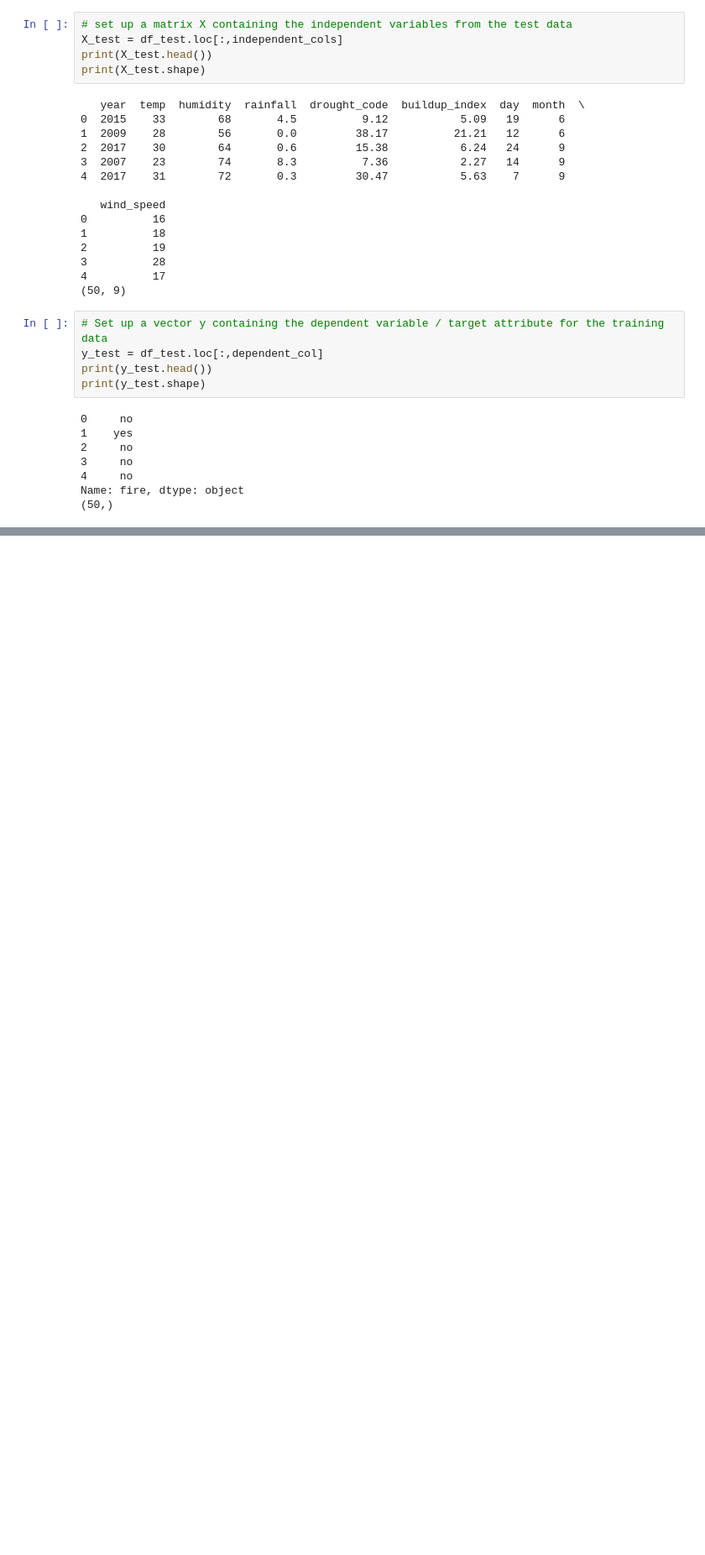
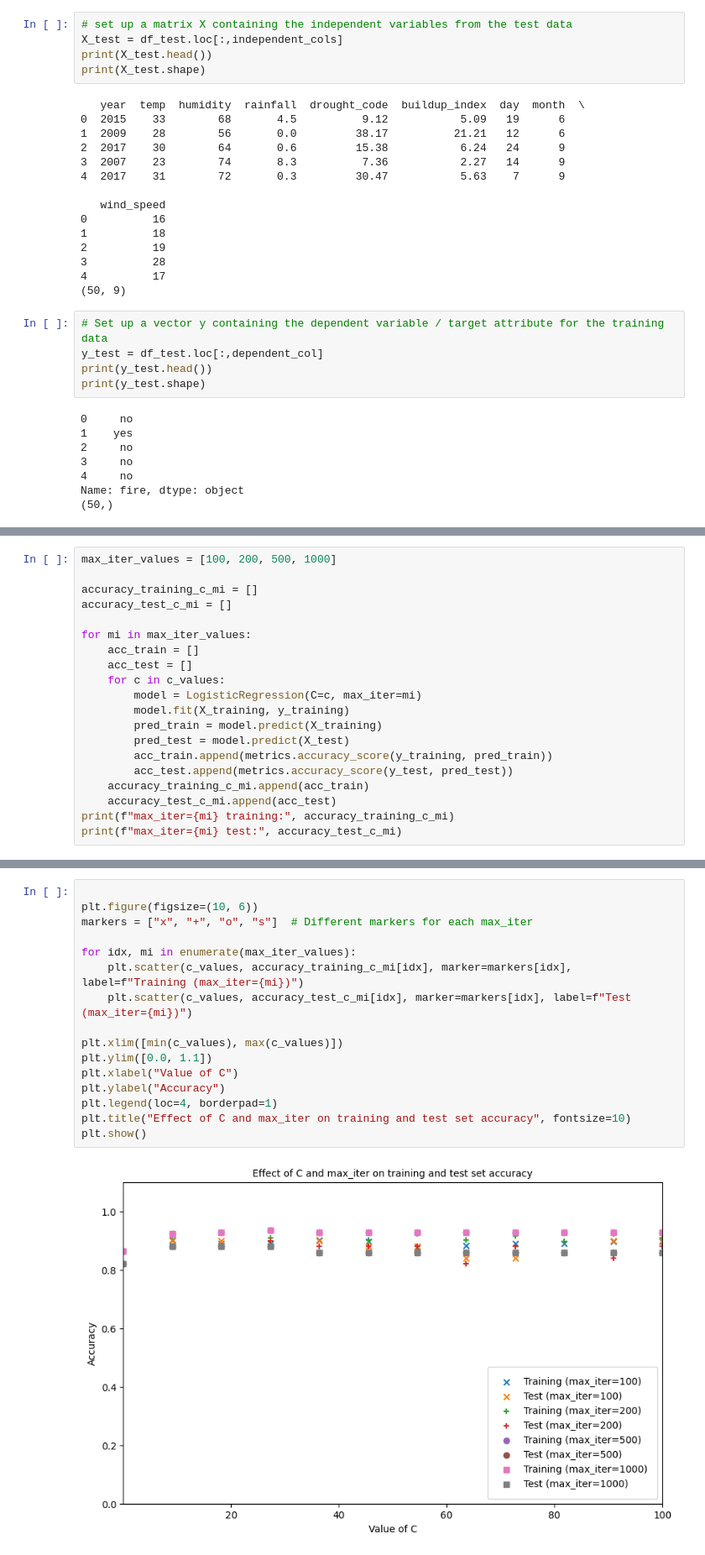
Before and after one commit to ciarangray0/Comparing-logistic-regression-and-SVM, a Jupyter notebook: LR.ipynb, the cells around one changed output, grey strips where cells are left out. Shown: that part at 84% size. Saved outputs shown, nothing was run; the diff lists cells and outputs as text; blank space fills up the shorter version.

```diff
--- a/LR.ipynb
+++ b/LR.ipynb
@@ -149,0 +213,20 @@ Please also refer to the documentation for alternative solver options:
+# %%
+max_iter_values = [100, 200, 500, 1000]
+
+accuracy_training_c_mi = []
+accuracy_test_c_mi = []
+
+for mi in max_iter_values:
+    acc_train = []
+    acc_test = []
+    for c in c_values:
+        model = LogisticRegression(C=c, max_iter=mi)
+        model.fit(X_training, y_training)
+        pred_train = model.predict(X_training)
+        pred_test = model.predict(X_test)
+        acc_train.append(metrics.accuracy_score(y_training, pred_train))
+        acc_test.append(metrics.accuracy_score(y_test, pred_test))
+    accuracy_training_c_mi.append(acc_train)
+    accuracy_test_c_mi.append(acc_test)
+print(f"max_iter={mi} training:", accuracy_training_c_mi)
+print(f"max_iter={mi} test:", accuracy_test_c_mi)
@@ -149,0 +253,18 @@ Please also refer to the documentation for alternative solver options:
+# %%
+
+plt.figure(figsize=(10, 6))
+markers = ["x", "+", "o", "s"]  # Different markers for each max_iter
+
+for idx, mi in enumerate(max_iter_values):
+    plt.scatter(c_values, accuracy_training_c_mi[idx], marker=markers[idx], label=f"Training (max_iter={mi})")
+    plt.scatter(c_values, accuracy_test_c_mi[idx], marker=markers[idx], label=f"Test (max_iter={mi})")
+
+plt.xlim([min(c_values), max(c_values)])
+plt.ylim([0.0, 1.1])
+plt.xlabel("Value of C")
+plt.ylabel("Accuracy")
+plt.legend(loc=4, borderpad=1)
+plt.title("Effect of C and max_iter on training and test set accuracy", fontsize=10)
+plt.show()
+# %% [output]
+[figure, added]
```
Also changed, not shown: parts of 5 cells of this notebook, 1 other file.
